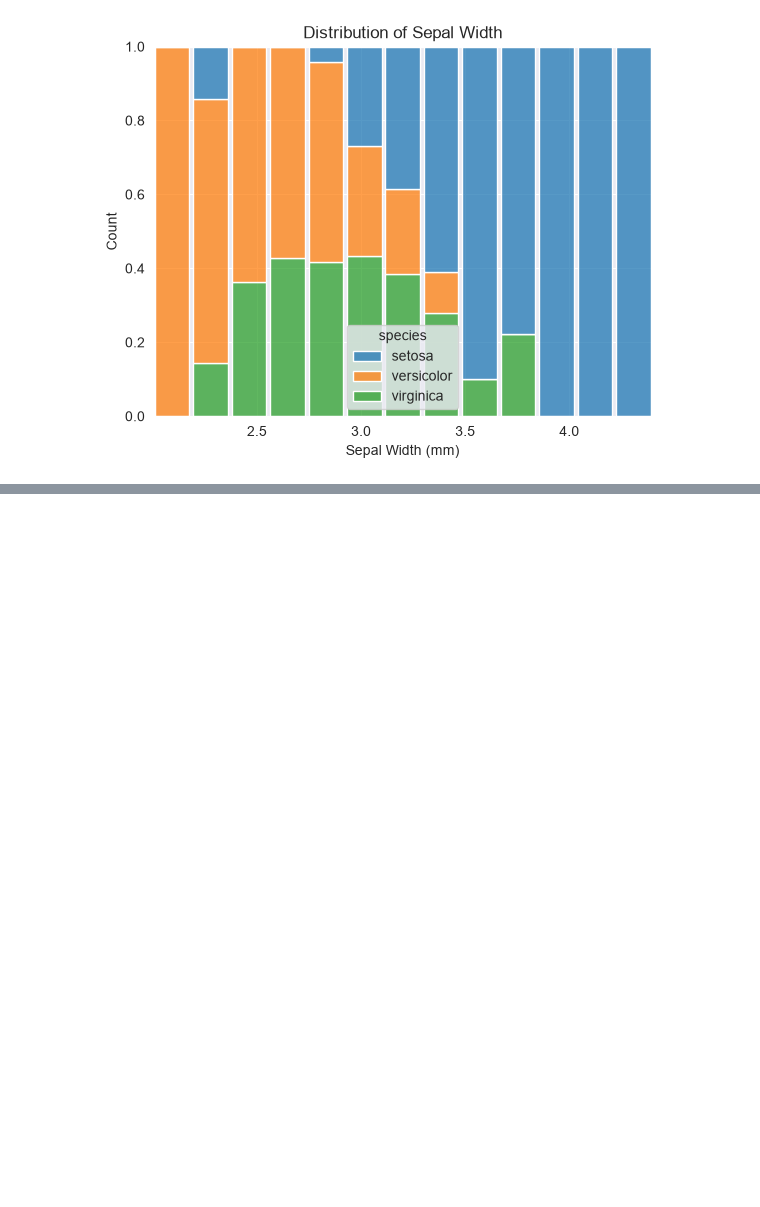
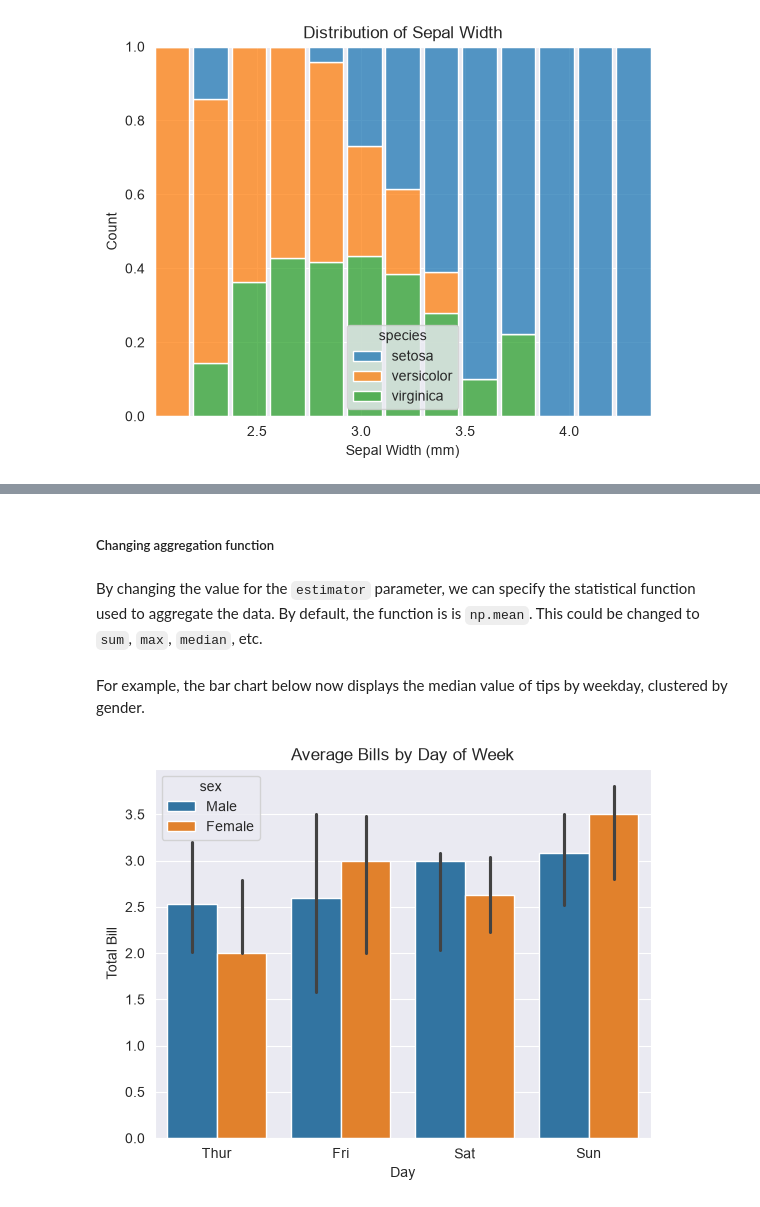
Before and after one commit to kelpppp/data-viz-notes, a Jupyter notebook: 02-data-visualization-notes.ipynb, the cells around one changed output, grey strips where cells are left out. Drawn from its saved outputs; the diff is of its cells as text; code cells hidden in the pictures; blank space fills up the shorter version.

```diff
--- a/02-data-visualization-notes.ipynb
+++ b/02-data-visualization-notes.ipynb
@@ -799,0 +868,20 @@ plot.set_xlabel('Sepal Width (mm)');
+# %% [markdown]
+##### Changing aggregation function
+# %% [markdown]
+By changing the value for the `estimator` parameter, we can specify the statistical function used to aggregate the data. By default, the function is is `np.mean`. This could be changed to `sum`, `max`, `median`, etc.
+# %% [markdown]
+For example, the bar chart below now displays the median value of tips by weekday, clustered by gender.
+# %%
+# create a bar chart that shows the median tips by weekday, clustered by sex
+plot = sns.barplot(
+    data=tips_df,
+    x='day',
+    y='tip',
+    hue='sex',
+    estimator=np.median
+)
+plot.set_title('Average Bills by Day of Week')
+plot.set_xlabel('Day')
+plot.set_ylabel('Total Bill');
+# %% [output]
+[figure, added]
```
Also changed, not shown: parts of 12 cells of this notebook.
